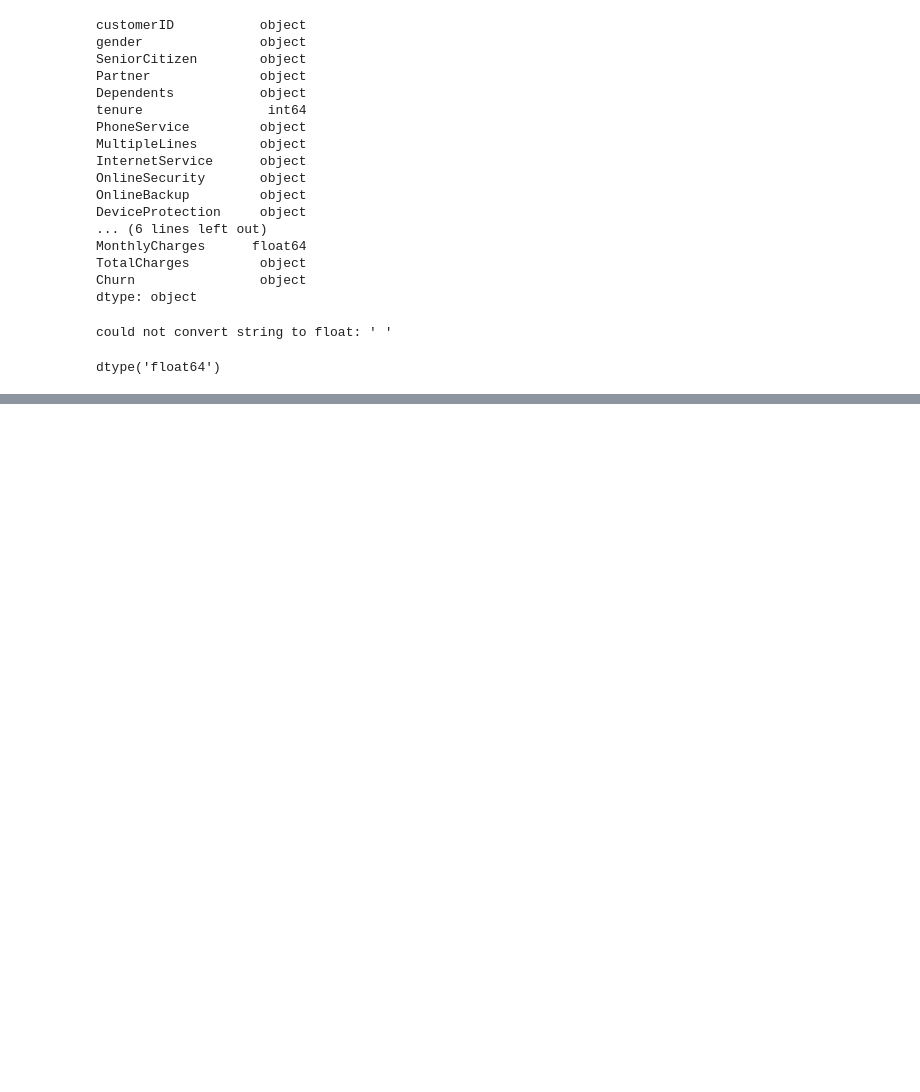
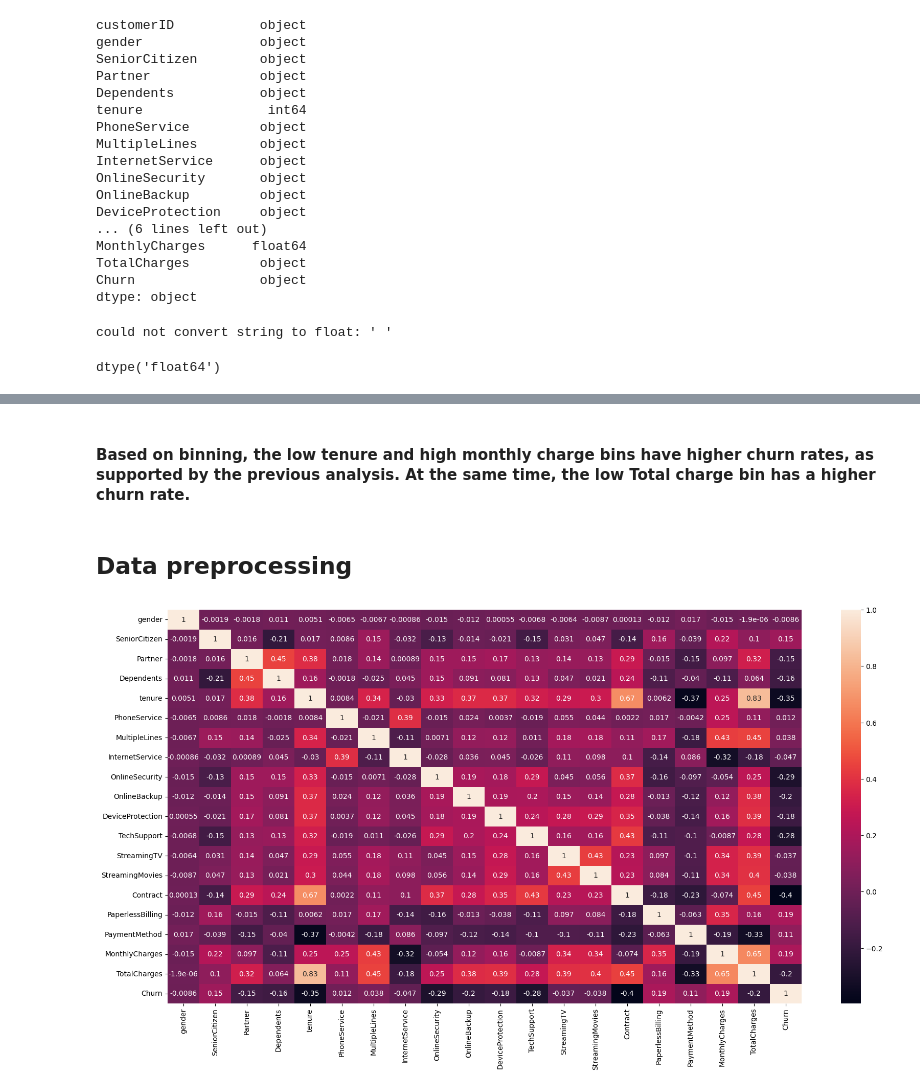
Before and after one commit to INCREDIBLE-AURNOB/Customer-Churn-Prediction, a Jupyter notebook: main.ipynb, the cells around one changed output, grey strips where cells are left out. Cells and saved outputs as stored; diff of their text form; code cells hidden in the pictures; blank space fills up the shorter version.

```diff
--- a/main.ipynb
+++ b/main.ipynb
@@ -251,0 +266,23 @@ hist('MonthlyCharges')
+# %% [markdown]
+#### Based on binning, the low tenure and high monthly charge bins have higher churn rates, as supported by the previous analysis. At the same time, the low Total charge bin has a higher churn rate.
+# %% [markdown]
+## Data preprocessing
+# %%
+from sklearn.preprocessing import LabelEncoder
+cat_columns=df.select_dtypes(include='object').columns
+
+## Lebel encoding
+le=LabelEncoder()
+for col in cat_columns:
+    df[col]=le.fit_transform(df[col])
+# %%
+df.drop('customerID',axis=1,inplace=True)
+# %%
+## Visualize correlation
+
+corr=df.corr()
+fig,ax=plt.subplots(figsize=(20,10))
+sns.heatmap(corr,annot=True)
+plt.show()
+# %% [output]
+[figure, added]
```
Also changed, not shown: parts of 3 cells of this notebook.
